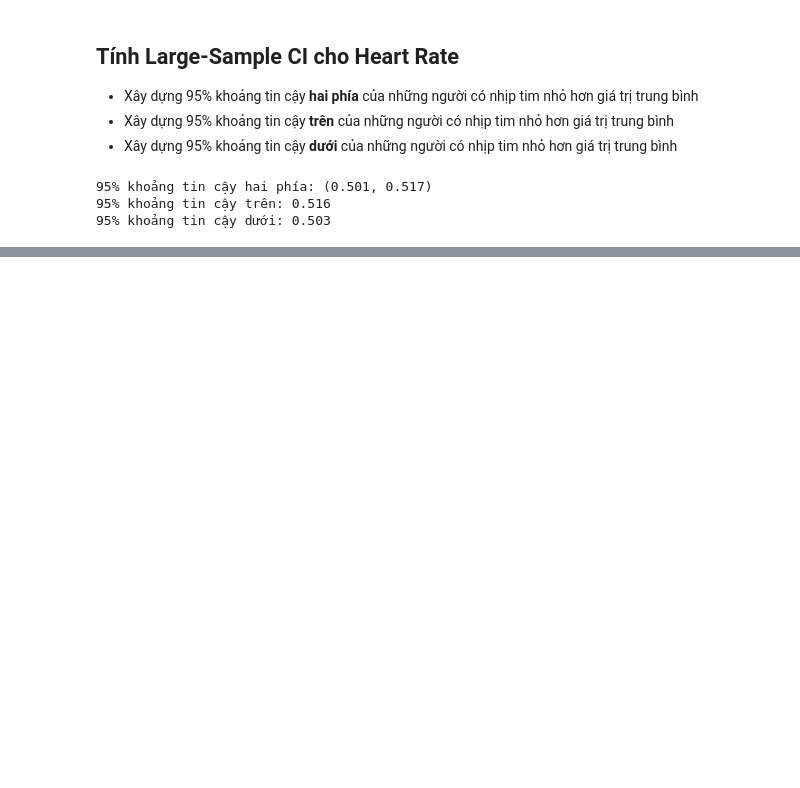
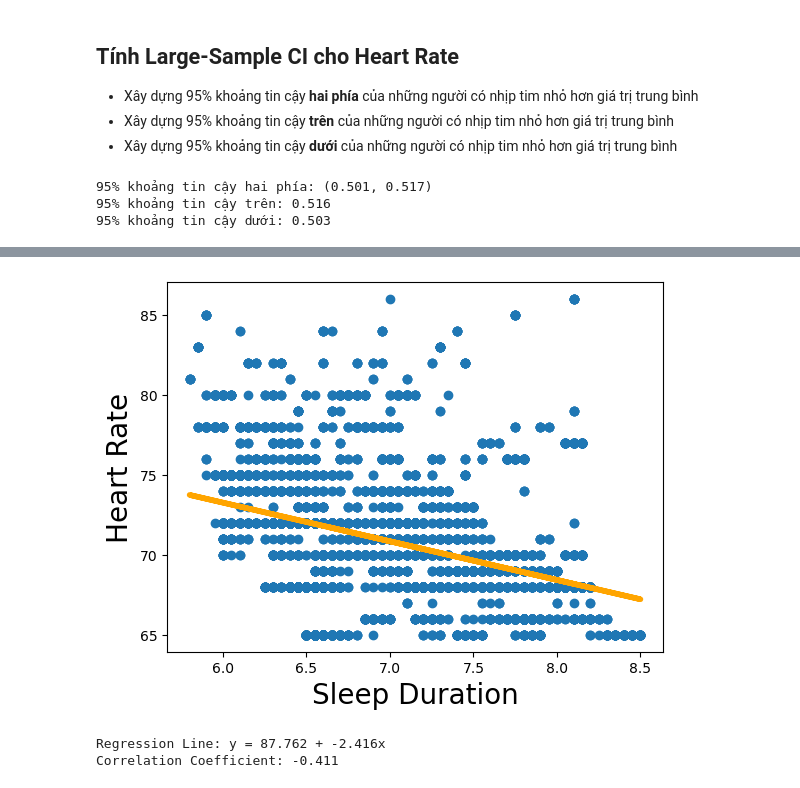
Before and after one commit to Cuongtran241004/mas291_applied_statistic, a Jupyter notebook: project_mas291.ipynb, the cells around one changed output, grey strips where cells are left out. Saved outputs shown, nothing was run; the diff lists cells and outputs as text; code cells hidden in the pictures; blank space fills up the shorter version.

```diff
--- a/project_mas291.ipynb
+++ b/project_mas291.ipynb
@@ -476,0 +591,27 @@ p_value = 0.0000014
+# %%
+plt.scatter(x1,y)
+
+yhat = -2.416*x1 + 87.763
+
+fig = plt.plot(x1,yhat, lw=4, c="orange", label = "regression line")
+
+plt.xlabel("Sleep Duration", fontsize = 20)
+
+plt.ylabel("Heart Rate", fontsize = 20)
+
+plt.show()
+# %% [output]
+[figure, added]
+# %%
+# Calculate the regression line
+slope, intercept, r_value, p_value, std_err = stats.linregress(sleep, rate)
+
+# Calculate the regression line values
+regression_line = intercept + slope * sleep
+
+# Print the results
+print(f"Regression Line: y = {intercept:.3f} + {slope:.3f}x")
+print(f"Correlation Coefficient: {r_value:.3f}")
+# %% [output]
+Regression Line: y = 87.762 + -2.416x
+Correlation Coefficient: -0.411
```
Also changed, not shown: parts of 39 cells of this notebook.
